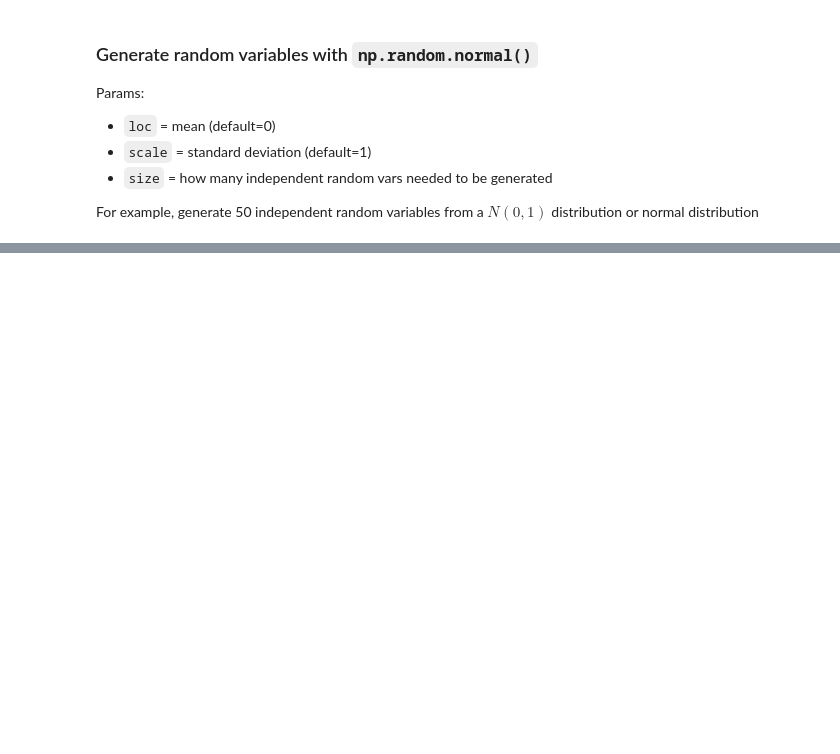
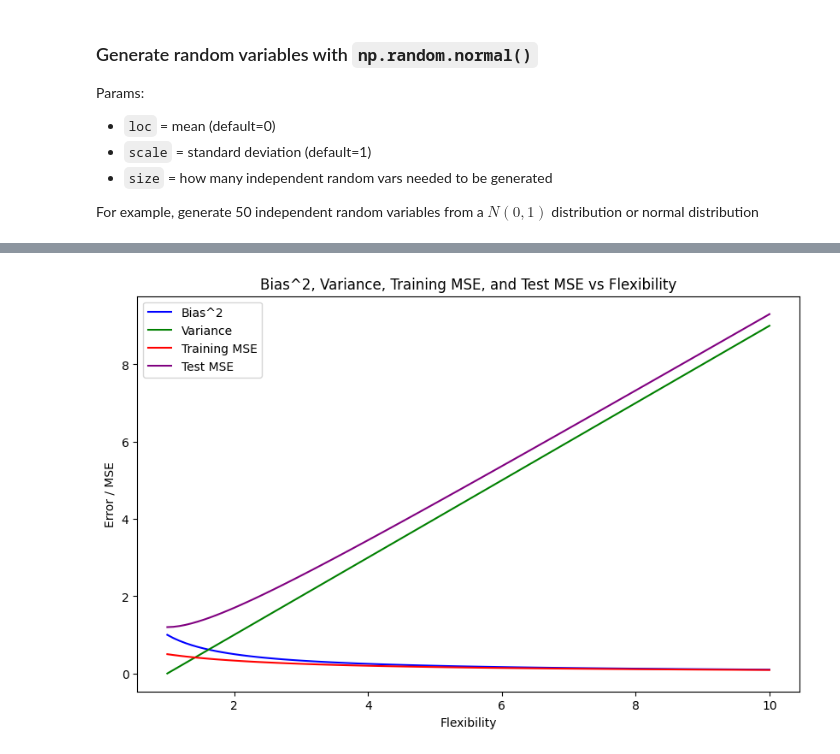
Before and after one commit to quanghieu31/statistical-learning, a Jupyter notebook: 02-statistical-learning/lab.ipynb, the cells around one changed output, grey strips where cells are left out. Drawn from its saved outputs; the diff is of its cells as text; code cells hidden in the pictures; blank space fills up the shorter version.

```diff
--- a/02-statistical-learning/lab.ipynb
+++ b/02-statistical-learning/lab.ipynb
@@ -66,0 +71,28 @@ np.var(y), y.var(), np.mean((y - y.mean())**2)
+# %%
+import numpy as np
+import matplotlib.pyplot as plt
+
+# Define the flexibility range
+flexibility = np.linspace(1, 10, 100)
+
+# Generate the curves
+bias_squared = 1 / flexibility
+variance = flexibility - 1
+training_mse = 1 / (flexibility + 1)
+test_mse = bias_squared + variance + 0.2
+
+# Plot the curves
+plt.figure(figsize=(10, 6))
+plt.plot(flexibility, bias_squared, label='Bias^2', color='blue')
+plt.plot(flexibility, variance, label='Variance', color='green')
+plt.plot(flexibility, training_mse, label='Training MSE', color='red')
+plt.plot(flexibility, test_mse, label='Test MSE', color='purple')
+
+# Add labels and legend
+plt.xlabel('Flexibility')
+plt.ylabel('Error / MSE')
+plt.title('Bias^2, Variance, Training MSE, and Test MSE vs Flexibility')
+plt.legend()
+plt.show()
+# %% [output]
+[figure, added]
```
Also changed, not shown: parts of 5 cells of this notebook, 2 other files.
